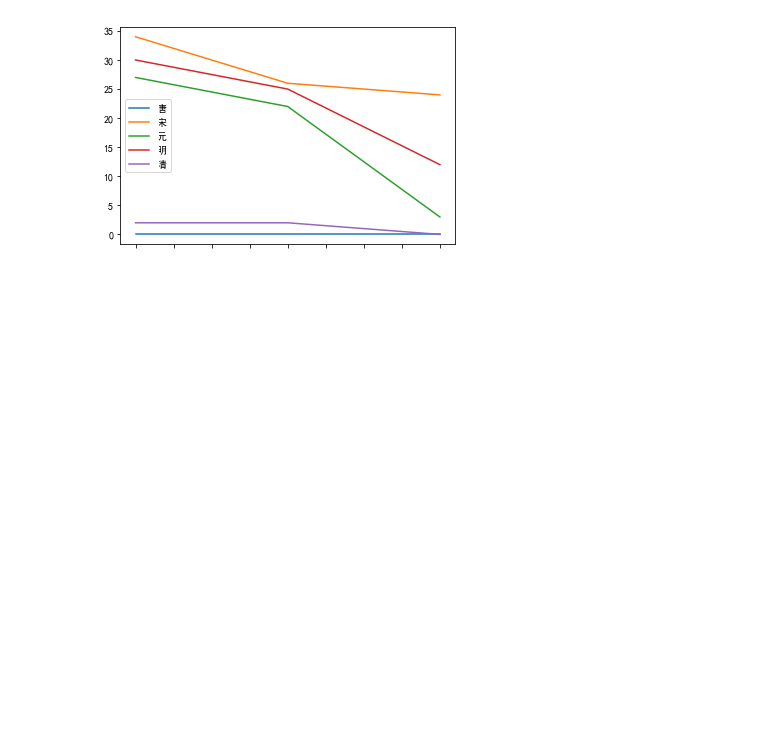
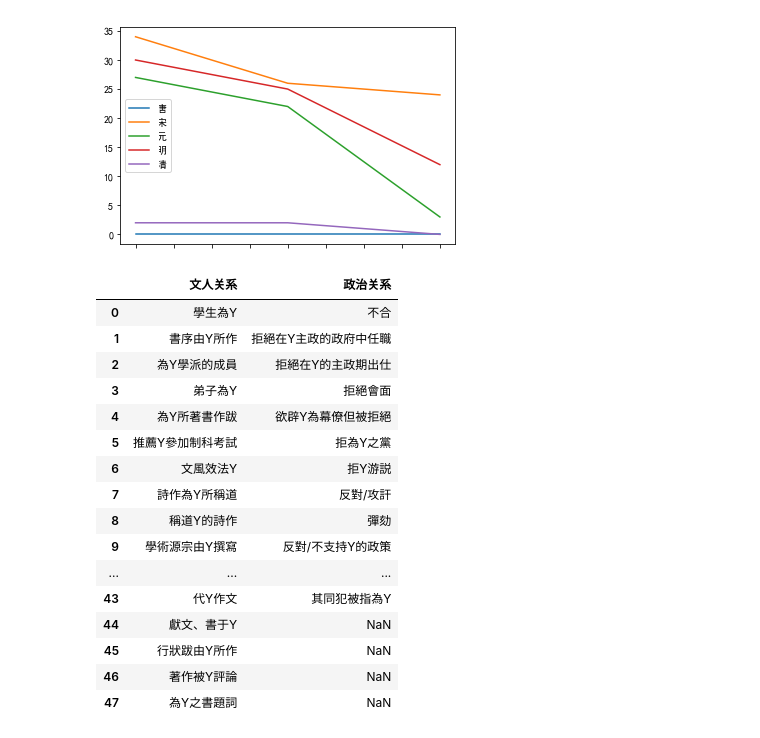
Before and after one commit to jqiuyin/paper, a Jupyter notebook: main/main.ipynb, the cells around one changed output. Drawn from its saved outputs; the diff is of its cells as text; code cells hidden in the pictures; blank space fills up the shorter version.

```diff
--- a/main/main.ipynb
+++ b/main/main.ipynb
@@ -115,3 +154,28 @@ frame.plot(ax=axe)
 # %% [output]
 <matplotlib.axes._subplots.AxesSubplot at 0x...>
 [figure]
+# %%
+first=pd.Series(getLable('scholar_label (3).txt'))
+second=pd.Series(getPoliticalLable())
+lab1=pd.DataFrame()
+lab1['文人关系']=first
+lab1['政治关系']=second
+lab1
+# %% [output]
+|  | 文人关系 | 政治关系 |
+| 0 | 學生為Y | 不合 |
+| 1 | 書序由Y所作 | 拒絕在Y主政的政府中任職 |
+| 2 | 為Y學派的成員 | 拒絕在Y的主政期出仕 |
+| 3 | 弟子為Y | 拒絕會面 |
+| 4 | 為Y所著書作跋 | 欲辟Y為幕僚但被拒絕 |
+| 5 | 推薦Y參加制科考試 | 拒為Y之黨 |
+| 6 | 文風效法Y | 拒Y游説 |
+| 7 | 詩作為Y所稱道 | 反對/攻訐 |
+| 8 | 稱道Y的詩作 | 彈劾 |
+| 9 | 學術源宗由Y撰寫 | 反對/不支持Y的政策 |
+| ... | ... | ... |
+| 43 | 代Y作文 | 其同犯被指為Y |
+| 44 | 獻文、書于Y | NaN |
+| 45 | 行狀跋由Y所作 | NaN |
+| 46 | 著作被Y評論 | NaN |
+| 47 | 為Y之書題詞 | NaN |
```
Also changed, not shown: parts of 4 cells of this notebook, 1 other file.
